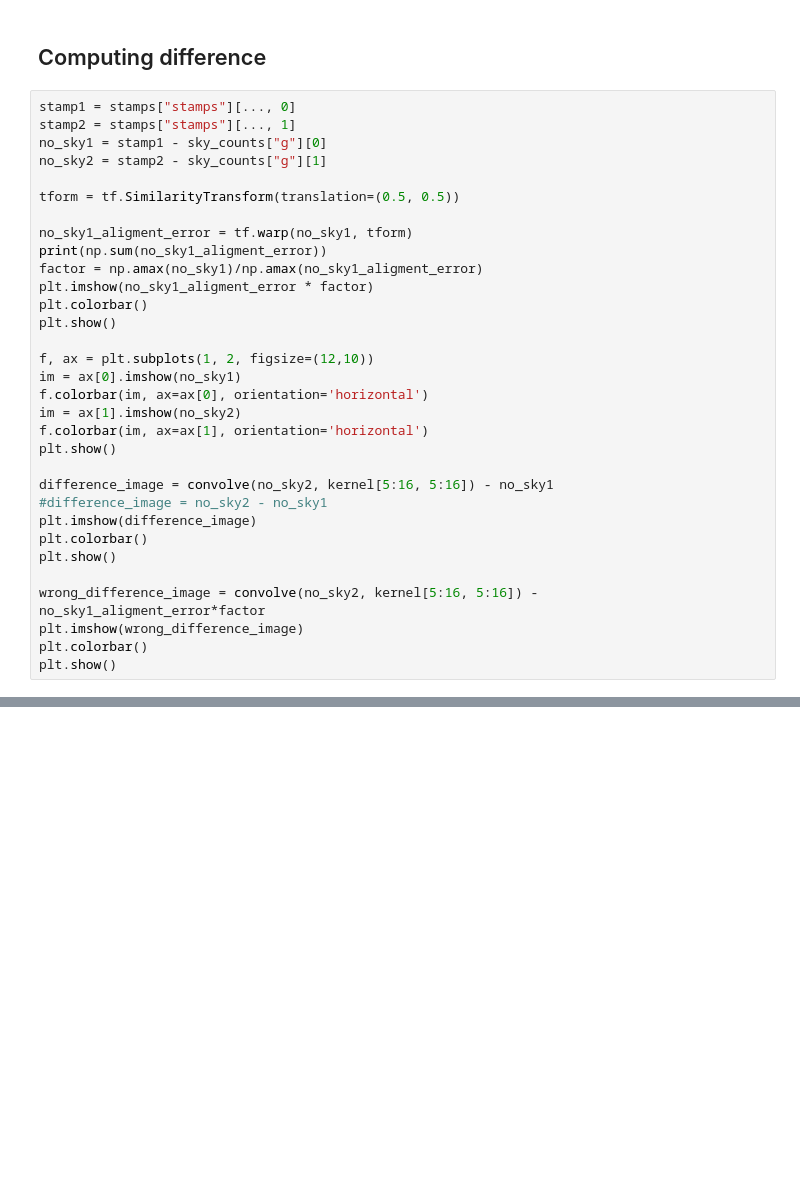
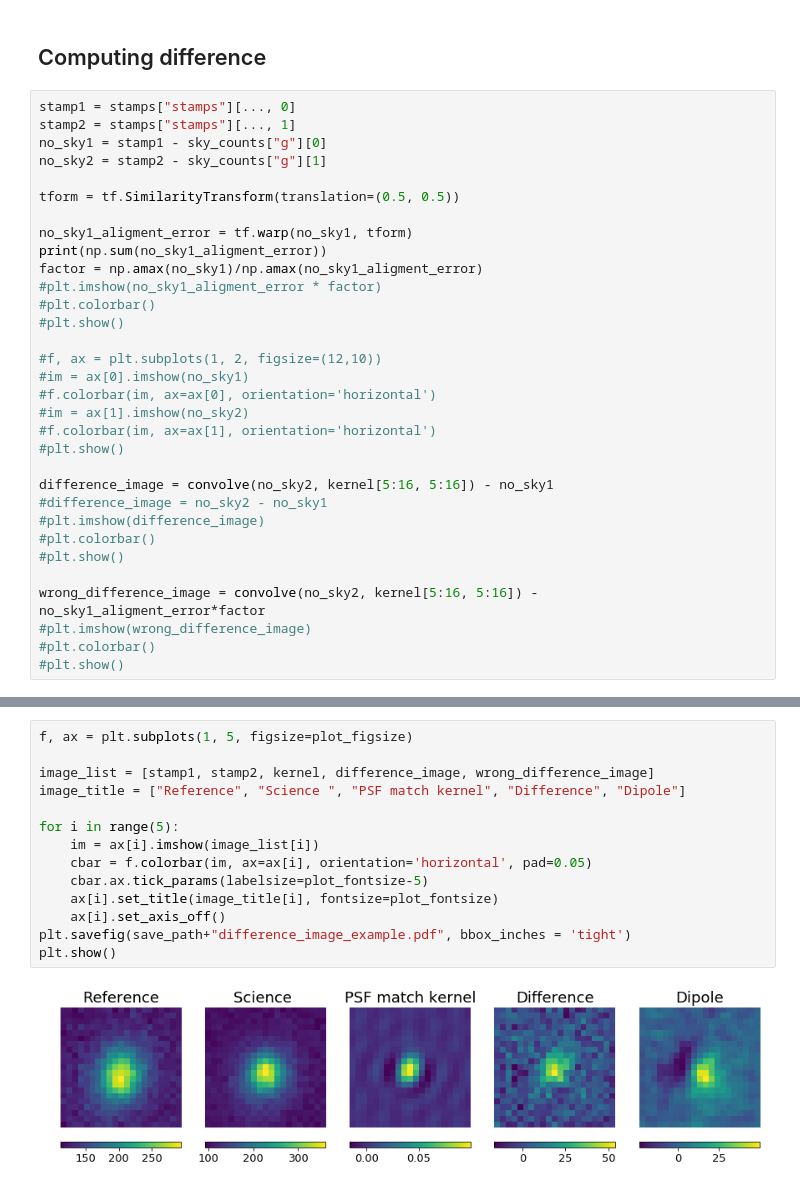
Before and after one commit to rodrigcd/thesis_plots, a Jupyter notebook: Chapter_2_astronomy.ipynb, the cells around one changed output, grey strips where cells are left out. Cells and saved outputs as stored; diff of their text form; blank space fills up the shorter version.

```diff
--- a/Chapter_2_astronomy.ipynb
+++ b/Chapter_2_astronomy.ipynb
@@ -365,26 +355,26 @@ tform = tf.SimilarityTransform(translation=(0.5, 0.5))
 no_sky1_aligment_error = tf.warp(no_sky1, tform)
 print(np.sum(no_sky1_aligment_error))
 factor = np.amax(no_sky1)/np.amax(no_sky1_aligment_error)
-plt.imshow(no_sky1_aligment_error * factor)
-plt.colorbar()
-plt.show()
+#plt.imshow(no_sky1_aligment_error * factor)
+#plt.colorbar()
+#plt.show()
 
-f, ax = plt.subplots(1, 2, figsize=(12,10))
-im = ax[0].imshow(no_sky1)
-f.colorbar(im, ax=ax[0], orientation='horizontal')
-im = ax[1].imshow(no_sky2)
-f.colorbar(im, ax=ax[1], orientation='horizontal')
-plt.show()
+#f, ax = plt.subplots(1, 2, figsize=(12,10))
+#im = ax[0].imshow(no_sky1)
+#f.colorbar(im, ax=ax[0], orientation='horizontal')
+#im = ax[1].imshow(no_sky2)
+#f.colorbar(im, ax=ax[1], orientation='horizontal')
+#plt.show()
 
 difference_image = convolve(no_sky2, kernel[5:16, 5:16]) - no_sky1
 #difference_image = no_sky2 - no_sky1
-plt.imshow(difference_image)
-plt.colorbar()
-plt.show()
+#plt.imshow(difference_image)
+#plt.colorbar()
+#plt.show()
 
 wrong_difference_image = convolve(no_sky2, kernel[5:16, 5:16]) - no_sky1_aligment_error*factor
-plt.imshow(wrong_difference_image)
-plt.colorbar()
-plt.show()
+#plt.imshow(wrong_difference_image)
+#plt.colorbar()
+#plt.show()
 # %% [output]
 1.2978035529923049e-15
@@ -394,0 +381,16 @@ plt.show()
+# %%
+f, ax = plt.subplots(1, 5, figsize=plot_figsize)
+
+image_list = [stamp1, stamp2, kernel, difference_image, wrong_difference_image]
+image_title = ["Reference", "Science ", "PSF match kernel", "Difference", "Dipole"]
+
+for i in range(5):
+    im = ax[i].imshow(image_list[i])
+    cbar = f.colorbar(im, ax=ax[i], orientation='horizontal', pad=0.05)
+    cbar.ax.tick_params(labelsize=plot_fontsize-5)
+    ax[i].set_title(image_title[i], fontsize=plot_fontsize)
+    ax[i].set_axis_off()
+plt.savefig(save_path+"difference_image_example.pdf", bbox_inches = 'tight')
+plt.show()
+# %% [output]
+[figure, added]
```
Also changed, not shown: parts of 10 cells of this notebook, 4 other files.
